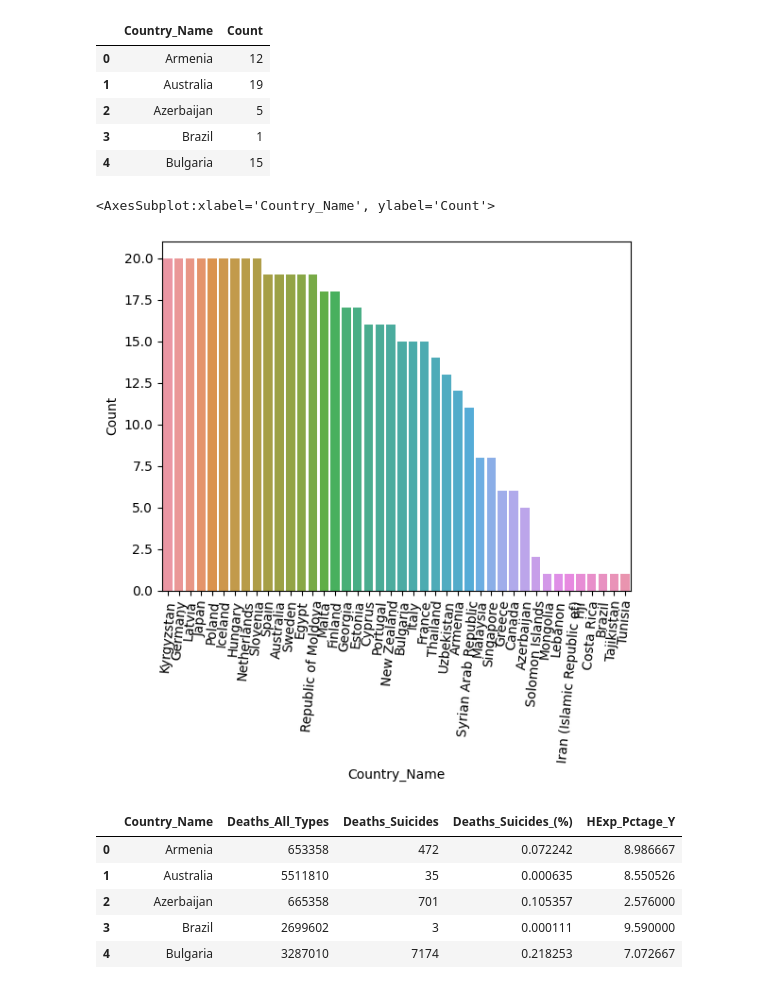
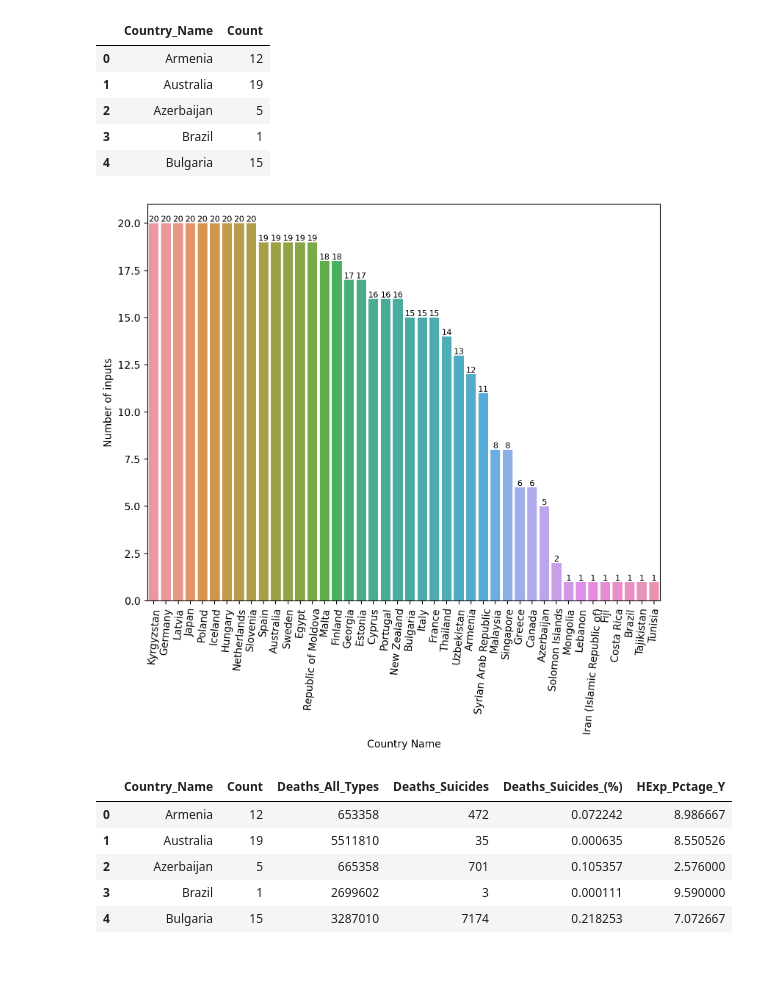
Before and after one commit to erickbezerra/VScode, a Jupyter notebook: Projects/DBexploring/WHO_MHE/WHO_MHExp_and_Deaths.ipynb, the cells around one changed output. Drawn from its saved outputs; the diff is of its cells as text; code cells hidden in the pictures.

```diff
--- a/Projects/DBexploring/WHO_MHE/WHO_MHExp_and_Deaths.ipynb
+++ b/Projects/DBexploring/WHO_MHE/WHO_MHExp_and_Deaths.ipynb
@@ -8,13 +8,15 @@ import pandas as pd
 import numpy as np
 from scipy import stats #for outlier detection based on standard deviations
 import matplotlib.pyplot as plt
+plt.rcParams["figure.figsize"] = [9, 7] # Set the figure size - handy for larger output
+%config InlineBackend.figure_format = 'retina' # Set up with a higher resolution screen
 import seaborn as sns
 # %%
 #current directory
-df_url = 'https://raw.githubusercontent.com/erickbezerra/DBexploring/main/Source/WHO_MHExp_and_Deaths.csv'
-df = pd.read_csv(df_url) #df = pd.read_csv(df_url, encoding = 'utf-16', sep = '\t', error_bad_lines = False, skiprows = 1, skipfooter = 3, engine = 'python')
-df_lines, df_columns = df.shape
-pd.set_option('display.max.columns', None) # configure the display.max.columns option to make sure pandas doesn’t hide any columns.
+df_url = 'https://raw.githubusercontent.com/erickbezerra/VScode/master/Projects/DBexploring/WHO_MHE/Source/WHO_MHExp_and_Deaths.csv';
+df = pd.read_csv(df_url); # df = pd.read_csv(df_url, encoding = 'utf-16', sep = '\t', error_bad_lines = False, skiprows = 1, skipfooter = 3, engine = 'python')
+df_lines, df_columns = df.shape;
+pd.set_option('display.max.columns', None); # configure the display.max.columns option to make sure pandas doesn’t hide any columns.
 df.head()
 # %% [output]
 |  | Country_Name | Year | Population | Deaths_All_Types | Deaths_Suicides | HExp_Pctage_Y | ... |
@@ -145,33 +170,37 @@ inputs_each_country.head()
 | 4 | Bulgaria | 15 |
 # %%
 # Number of inputs of each country
-fig, ax = plt.subplots()
-ax.tick_params(axis='x', rotation=85)
-sns.barplot(data=inputs_each_country.sort_values("Count", ascending=False), x="Country_Name", y="Count")
+fig, ax = plt.subplots();
+sns.barplot(data=inputs_each_country.sort_values('Count', ascending=False), x='Country_Name', y='Count', errorbar=None, ax=ax);
+# sns.despine(top=True, right=True);
+ax.tick_params(axis='x', rotation=85);
+ax.bar_label(ax.containers[0], size=8);
+plt.xlabel('Country Name'); # plt.xlabel("Continent Names", size = 14)
+plt.ylabel('Number of inputs');
 # %% [output]
-<AxesSubplot:xlabel='Country_Name', ylabel='Count'>
-[figure, old version]
+[figure, new version]
 # %%
 # Sum of all deaths
-Deaths_All_Types_Total = df.groupby("Country_Name").Deaths_All_Types.sum().reset_index()
-Deaths_Suicides_Total = df.groupby("Country_Name").Deaths_Suicides.sum().reset_index()
-HExp_Pctage_Y_Average = df.groupby("Country_Name").HExp_Pctage_Y.mean().reset_index()
+Deaths_All_Types_Total = df.groupby('Country_Name').Deaths_All_Types.sum().reset_index();
+Deaths_Suicides_Total = df.groupby('Country_Name').Deaths_Suicides.sum().reset_index();
+HExp_Pctage_Y_Average = df.groupby('Country_Name').HExp_Pctage_Y.mean().reset_index();
 
 # Merging data
-Compare_Deaths = pd.merge(Deaths_All_Types_Total, Deaths_Suicides_Total, on=["Country_Name", "Country_Name"])
+Compare_Deaths = pd.merge(Deaths_All_Types_Total, Deaths_Suicides_Total, on=['Country_Name', 'Country_Name']);
 
 # Creating new column
-Compare_Deaths['Deaths_Suicides_(%)'] = Compare_Deaths['Deaths_Suicides'].div(Compare_Deaths['Deaths_All_Types'])*100
+Compare_Deaths['Deaths_Suicides_(%)'] = Compare_Deaths['Deaths_Suicides'].div(Compare_Deaths['Deaths_All_Types'])*100;
 
 # Merging data
-Compare_Deaths = pd.merge(Compare_Deaths, HExp_Pctage_Y_Average, on=["Country_Name", "Country_Name"])
+Compare_Deaths = pd.merge(Compare_Deaths, HExp_Pctage_Y_Average, on=['Country_Name', 'Country_Name']);
+Compare_Deaths = pd.merge(inputs_each_country, Compare_Deaths, on=['Country_Name', 'Country_Name']);
 
 Compare_Deaths.head()
 # %% [output]
-|  | Country_Name | Deaths_All_Types | Deaths_Suicides | Deaths_Suicides_(%) | HExp_Pctage_Y |
-| 0 | Armenia | 653358 | 472 | 0.072242 | 8.986667 |
-| 1 | Australia | 5511810 | 35 | 0.000635 | 8.550526 |
-| 2 | Azerbaijan | 665358 | 701 | 0.105357 | 2.576000 |
-| 3 | Brazil | 2699602 | 3 | 0.000111 | 9.590000 |
-| 4 | Bulgaria | 3287010 | 7174 | 0.218253 | 7.072667 |
+|  | Country_Name | Count | Deaths_All_Types | Deaths_Suicides | Deaths_Suicides_(%) | HExp_Pctage_Y |
+| 0 | Armenia | 12 | 653358 | 472 | 0.072242 | 8.986667 |
+| 1 | Australia | 19 | 5511810 | 35 | 0.000635 | 8.550526 |
+| 2 | Azerbaijan | 5 | 665358 | 701 | 0.105357 | 2.576000 |
+| 3 | Brazil | 1 | 2699602 | 3 | 0.000111 | 9.590000 |
+| 4 | Bulgaria | 15 | 3287010 | 7174 | 0.218253 | 7.072667 |
 # %%
```
Also changed, not shown: parts of 11 cells of this notebook.
